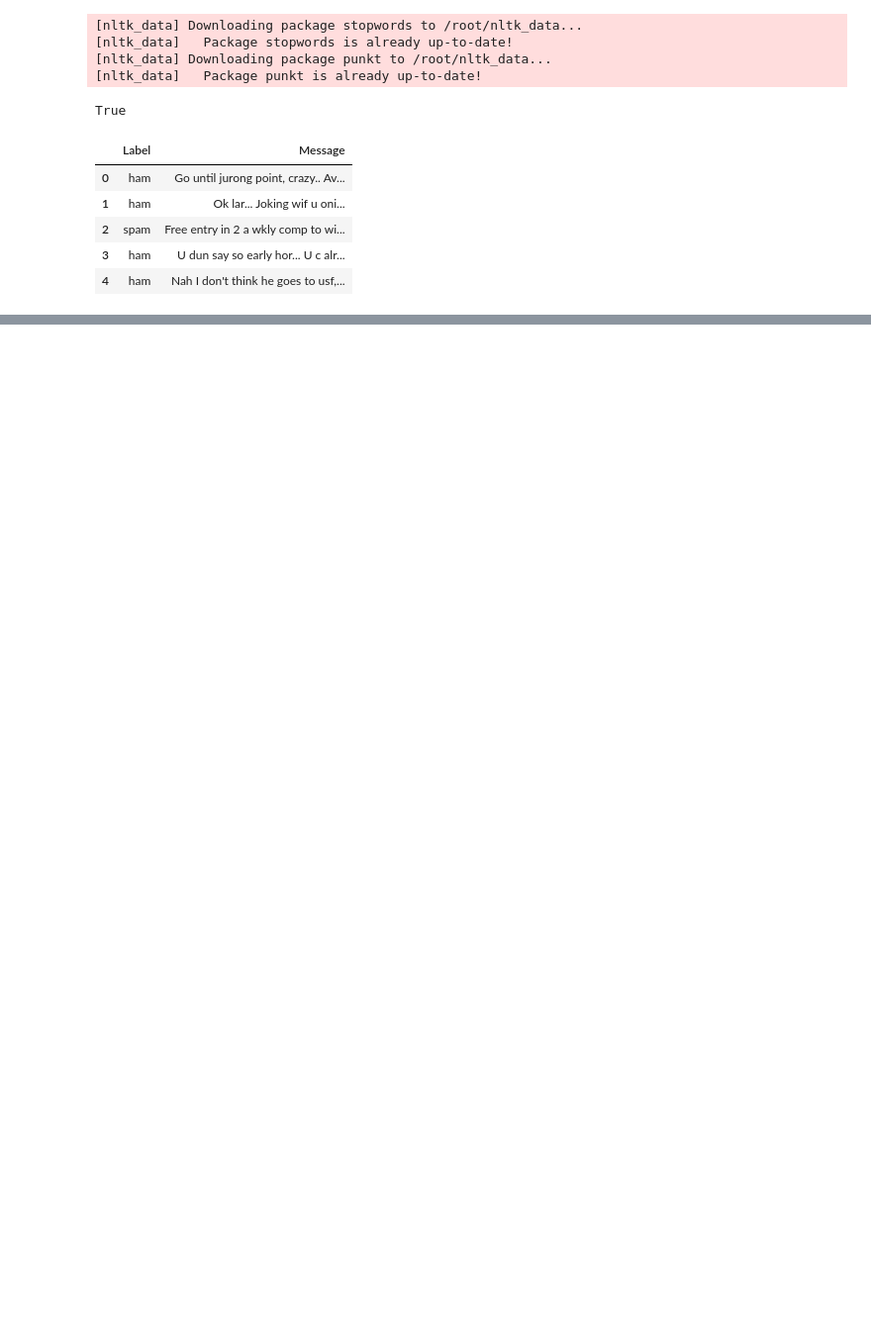
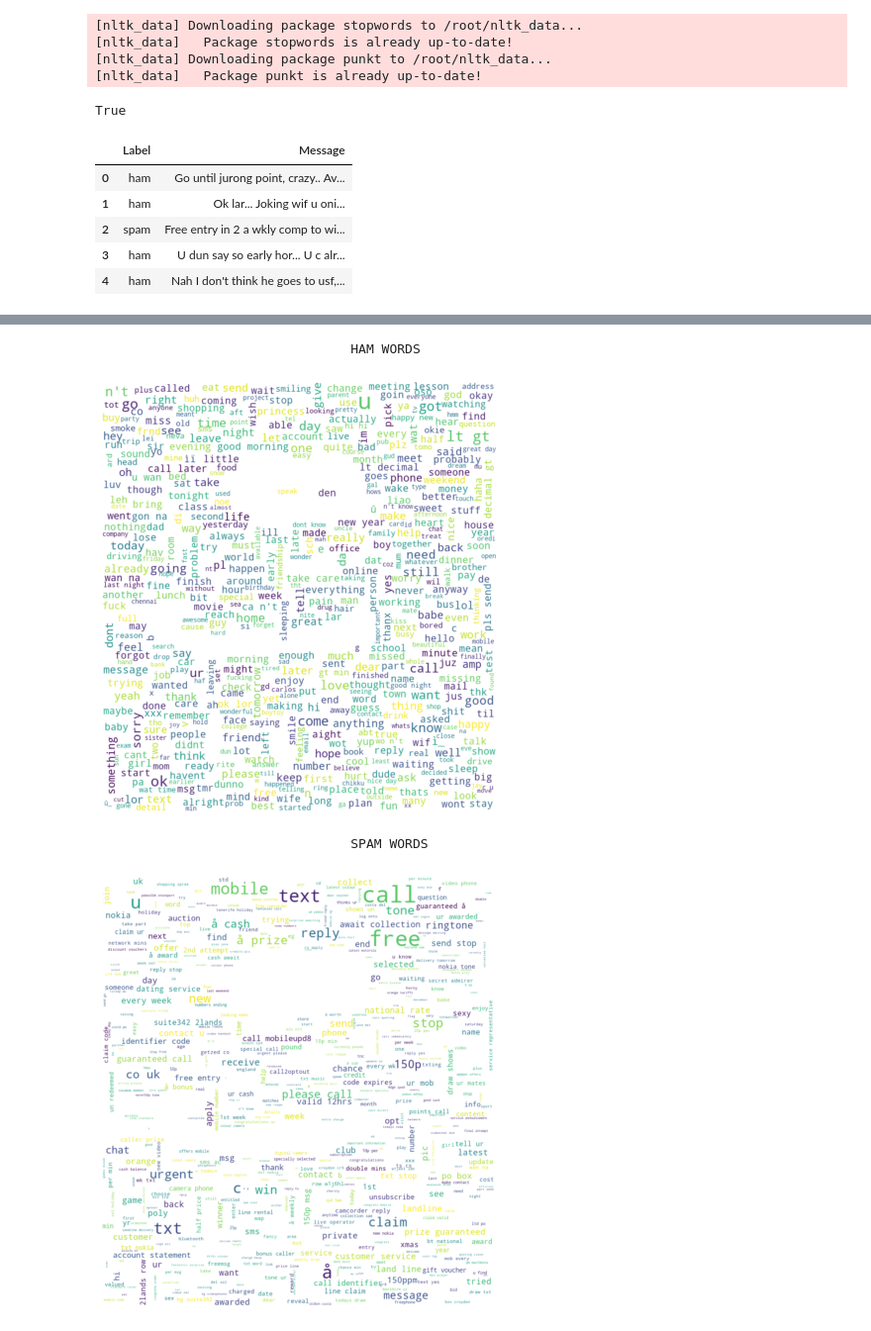
Before and after one commit to dinesh-umkc/kdm, a Jupyter notebook: ICP_5_Spam_Detection.ipynb, the cells around one changed output, grey strips where cells are left out. Shown at 99% size. Cells and saved outputs as stored; diff of their text form; code cells hidden in the pictures; blank space fills up the shorter version.

```diff
--- a/ICP_5_Spam_Detection.ipynb
+++ b/ICP_5_Spam_Detection.ipynb
@@ -112,0 +110,17 @@ custom_mask = np.array(Image.open())
+# %%
+custom_mask = np.array(Image.open('/content/gdrive/MyDrive/Projects/Data/spongbob.png'))
+print("\n")
+print("\t\t\t\t HAM WORDS")
+wordcloud = WordCloud(background_color = 'white', width = 500, height = 500, stopwords = stopwords,
+                     max_words = 500, max_font_size = 50, random_state = 42,mask=custom_mask).generate(ham_words)
+gen_wordcloud(wordcloud)
+
+print("\t\t\t\t SPAM WORDS")
+wordcloud = WordCloud(background_color = 'white', width = 500, height = 500, stopwords = stopwords,
+                     max_words = 500, max_font_size = 50, random_state = 42,mask=custom_mask).generate(spam_words)
+gen_wordcloud(wordcloud)
+# %% [output]
+                                 HAM WORDS
+[figure, added]
+                                 SPAM WORDS
+[figure, added]
```
Also changed, not shown: parts of 4 cells of this notebook.
